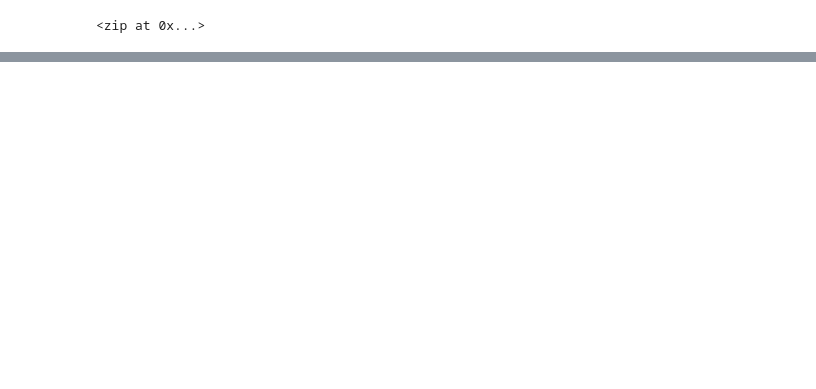
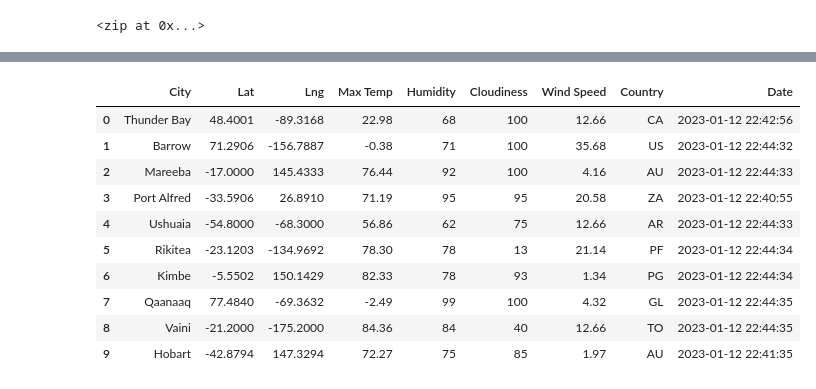
Before and after one commit to arash-yousefi/World_Weather_Analysis, a Jupyter notebook: WeatherPy.ipynb, the cells around one changed output, grey strips where cells are left out. Drawn from its saved outputs; the diff is of its cells as text; code cells hidden in the pictures; blank space fills up the shorter version.

```diff
--- a/WeatherPy.ipynb
+++ b/WeatherPy.ipynb
@@ -54,0 +152,16 @@ len(cities)
+# %%
+# Convert the array of dictionaries to a Pandas DataFrame.
+city_data_df = pd.DataFrame(city_data)
+city_data_df.head(10)
+# %% [output]
+|  | City | Lat | Lng | Max Temp | Humidity | Cloudiness | Wind Speed | Country | Date |
+| 0 | Thunder Bay | 48.4001 | -89.3168 | 22.98 | 68 | 100 | 12.66 | CA | 2023-01-12 22:42:56 |
+| 1 | Barrow | 71.2906 | -156.7887 | -0.38 | 71 | 100 | 35.68 | US | 2023-01-12 22:44:32 |
+| 2 | Mareeba | -17.0000 | 145.4333 | 76.44 | 92 | 100 | 4.16 | AU | 2023-01-12 22:44:33 |
+| 3 | Port Alfred | -33.5906 | 26.8910 | 71.19 | 95 | 95 | 20.58 | ZA | 2023-01-12 22:40:55 |
+| 4 | Ushuaia | -54.8000 | -68.3000 | 56.86 | 62 | 75 | 12.66 | AR | 2023-01-12 22:44:33 |
+| 5 | Rikitea | -23.1203 | -134.9692 | 78.30 | 78 | 13 | 21.14 | PF | 2023-01-12 22:44:34 |
+| 6 | Kimbe | -5.5502 | 150.1429 | 82.33 | 78 | 93 | 1.34 | PG | 2023-01-12 22:44:34 |
+| 7 | Qaanaaq | 77.4840 | -69.3632 | -2.49 | 99 | 100 | 4.32 | GL | 2023-01-12 22:44:35 |
+| 8 | Vaini | -21.2000 | -175.2000 | 84.36 | 84 | 40 | 12.66 | TO | 2023-01-12 22:44:35 |
+| 9 | Hobart | -42.8794 | 147.3294 | 72.27 | 75 | 85 | 1.97 | AU | 2023-01-12 22:41:35 |
```
Also changed, not shown: parts of 8 cells of this notebook.
